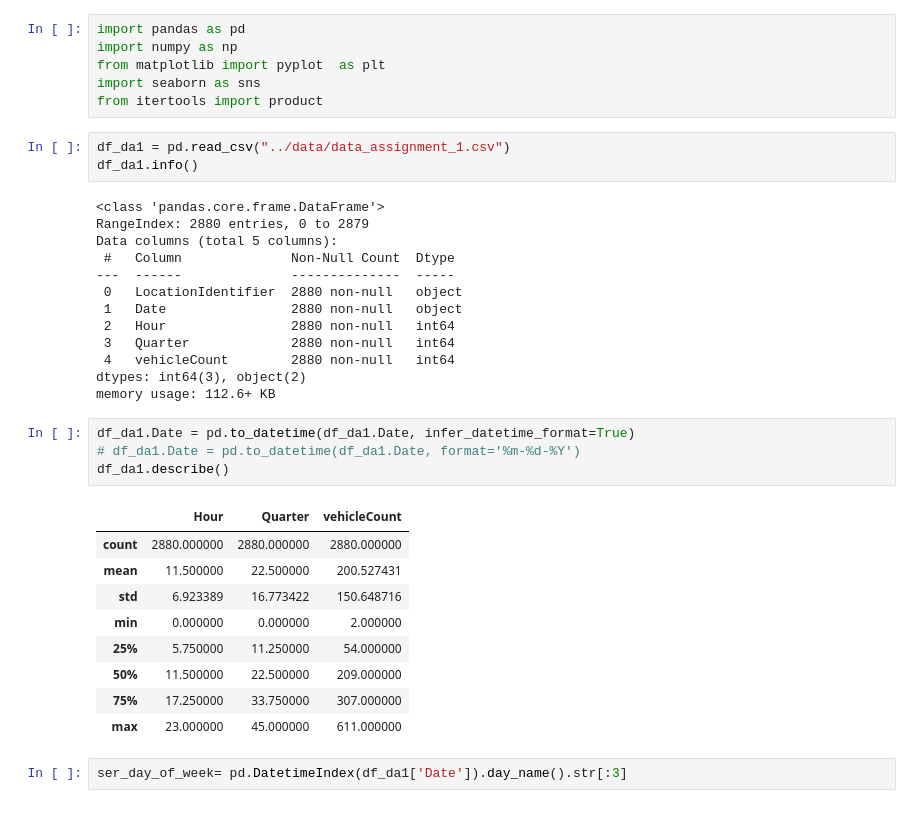
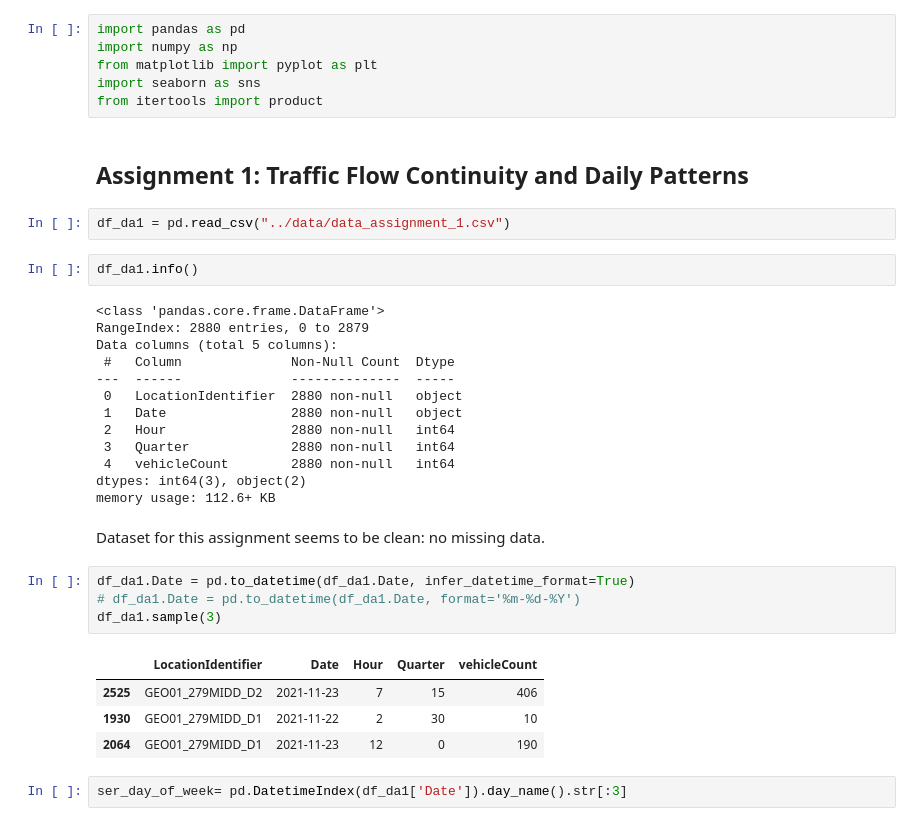
Before and after one commit to piotrv/ARS, a Jupyter notebook: notebooks/Traffic Flow Continuity and Daily Patterns.ipynb, the cells around one changed output. Saved outputs shown, nothing was run; the diff lists cells and outputs as text.

```diff
--- a/notebooks/Traffic Flow Continuity and Daily Patterns.ipynb
+++ b/notebooks/Traffic Flow Continuity and Daily Patterns.ipynb
@@ -1,39 +7,39 @@
 # %%
 import pandas as pd
 import numpy as np
-from matplotlib import pyplot  as plt
+from matplotlib import pyplot as plt
 import seaborn as sns
 from itertools import product
+# %% [markdown]
+## Assignment 1: Traffic Flow Continuity and Daily Patterns
 # %%
 df_da1 = pd.read_csv("../data/data_assignment_1.csv")
-df_da1.info()
-# %% [output]
-<class 'pandas.core.frame.DataFrame'>
-RangeIndex: 2880 entries, 0 to 2879
-Data columns (total 5 columns):
- #   Column              Non-Null Count  Dtype
----  ------              --------------  -----
- 0   LocationIdentifier  2880 non-null   object
- 1   Date                2880 non-null   object
- 2   Hour                2880 non-null   int64
- 3   Quarter             2880 non-null   int64
- 4   vehicleCount        2880 non-null   int64
-dtypes: int64(3), object(2)
-memory usage: 112.6+ KB
+# %%
+df_da1.info()
+# %% [output]
+<class 'pandas.core.frame.DataFrame'>
+RangeIndex: 2880 entries, 0 to 2879
+Data columns (total 5 columns):
+ #   Column              Non-Null Count  Dtype
+---  ------              --------------  -----
+ 0   LocationIdentifier  2880 non-null   object
+ 1   Date                2880 non-null   object
+ 2   Hour                2880 non-null   int64
+ 3   Quarter             2880 non-null   int64
+ 4   vehicleCount        2880 non-null   int64
+dtypes: int64(3), object(2)
+memory usage: 112.6+ KB
+# %% [markdown]
+Dataset for this assignment seems to be clean: no missing data.
 # %%
 df_da1.Date = pd.to_datetime(df_da1.Date, infer_datetime_format=True)
 # df_da1.Date = pd.to_datetime(df_da1.Date, format='%m-%d-%Y')
-df_da1.describe()
+df_da1.sample(3)
 # %% [output]
-|  | Hour | Quarter | vehicleCount |
-| count | 2880.000000 | 2880.000000 | 2880.000000 |
-| mean | 11.500000 | 22.500000 | 200.527431 |
-| std | 6.923389 | 16.773422 | 150.648716 |
-| min | 0.000000 | 0.000000 | 2.000000 |
-| 25% | 5.750000 | 11.250000 | 54.000000 |
-| 50% | 11.500000 | 22.500000 | 209.000000 |
-| 75% | 17.250000 | 33.750000 | 307.000000 |
-| max | 23.000000 | 45.000000 | 611.000000 |
+|  | LocationIdentifier | Date | Hour | Quarter | vehicleCount |
+| 2525 | GEO01_279MIDD_D2 | 2021-11-23 | 7 | 15 | 406 |
+| 1930 | GEO01_279MIDD_D1 | 2021-11-22 | 2 | 30 | 10 |
+| 2064 | GEO01_279MIDD_D1 | 2021-11-23 | 12 | 0 | 190 |
 # %%
 ser_day_of_week= pd.DatetimeIndex(df_da1['Date']).day_name().str[:3]
 # %%
```
Also changed, not shown: parts of 25 cells of this notebook.
